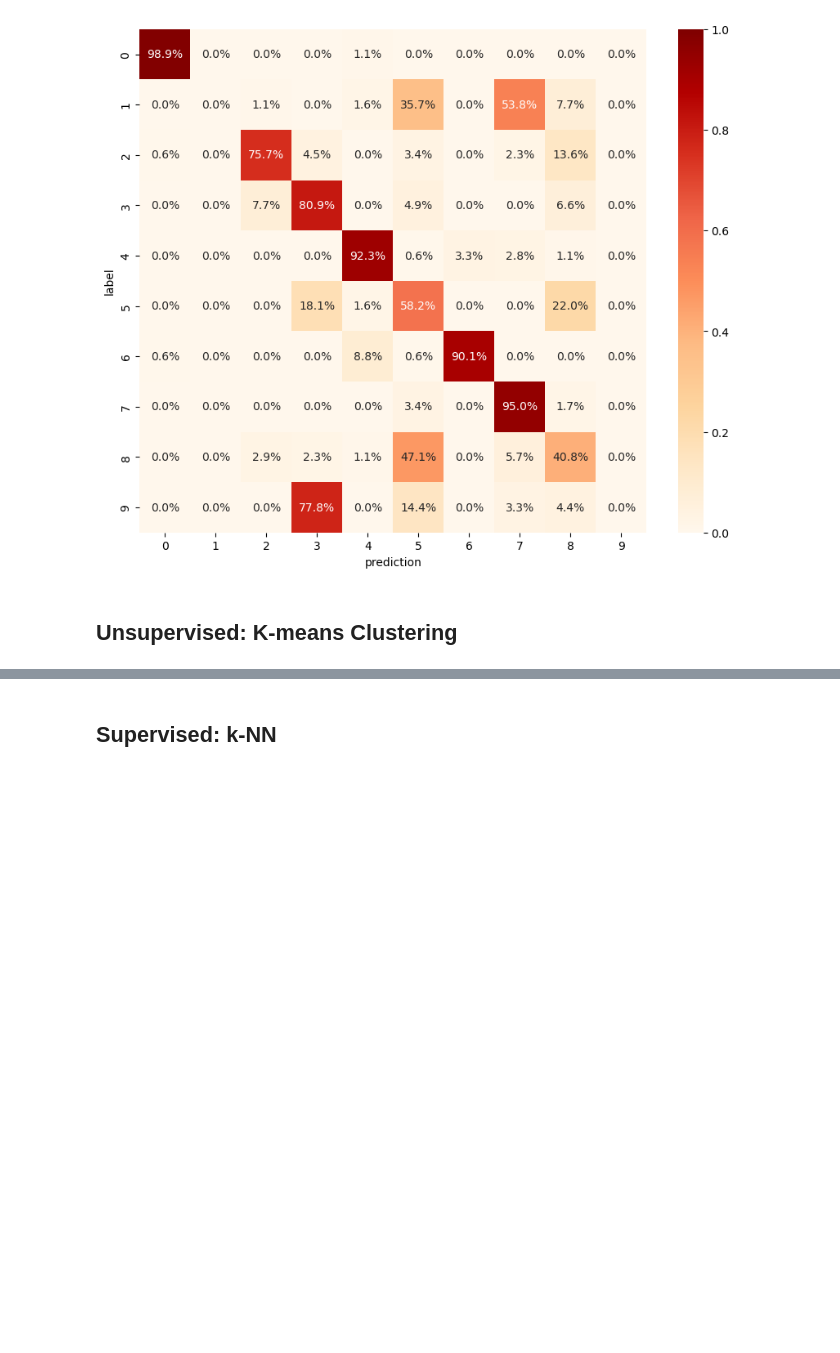
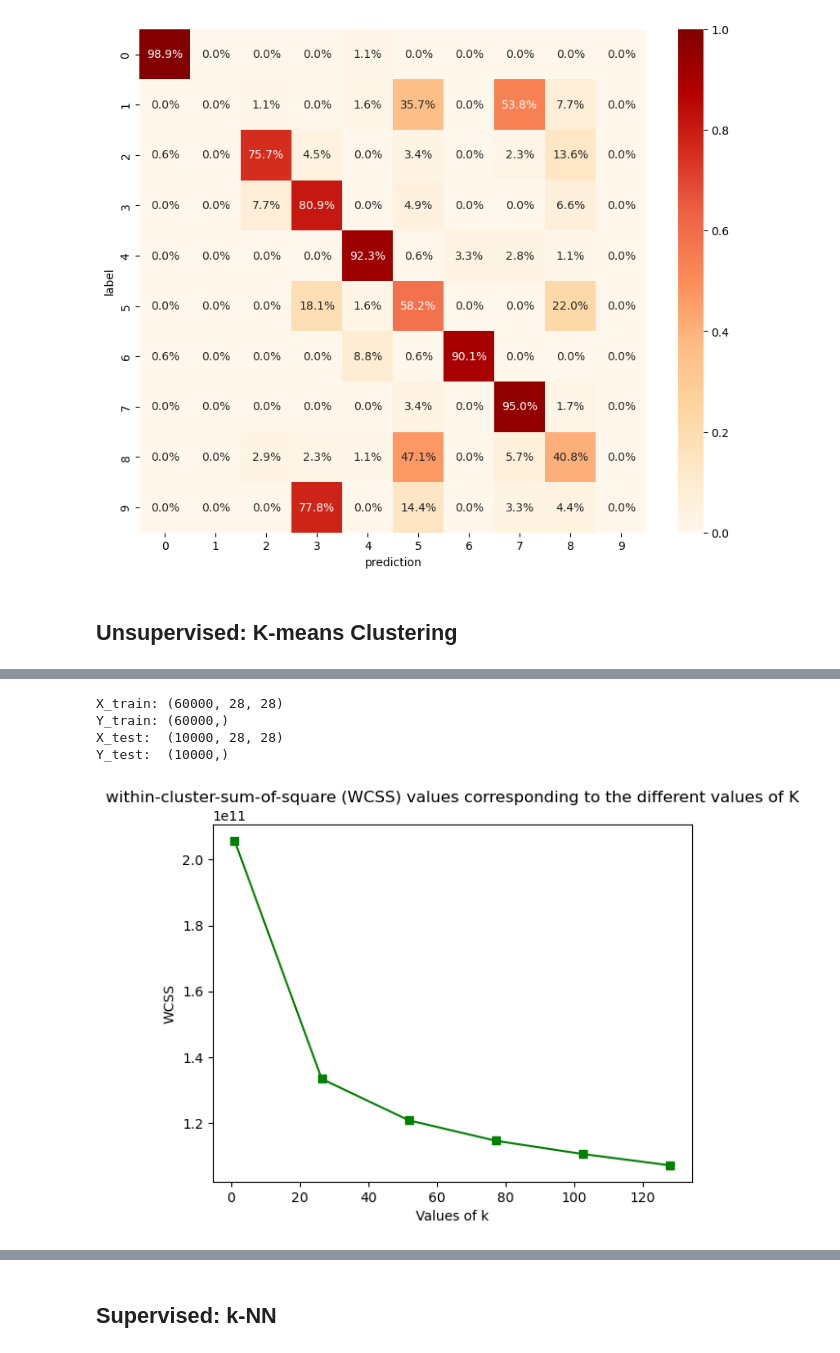
Before and after one commit to Gh0stB0T/Group_Proj_Catagorising_Data, a Jupyter notebook: Py_Group A_Proj_Presentation.ipynb, the cells around one changed output, grey strips where cells are left out. Saved outputs shown, nothing was run; the diff lists cells and outputs as text; code cells hidden in the pictures; blank space fills up the shorter version.

```diff
--- a/Py_Group A_Proj_Presentation.ipynb
+++ b/Py_Group A_Proj_Presentation.ipynb
@@ -250,0 +346,35 @@ Clusters found: [0, 2, 3, 4, 4, 5, 5, 6, 7, 8]
+# %%
+(X_train, y_train), (X_test, y_test) = mnist.load_data()
+
+#printing the shapes of the vectors
+print('X_train: ' + str(X_train.shape))
+print('Y_train: ' + str(y_train.shape))
+print('X_test:  '  + str(X_test.shape))
+print('Y_test:  '  + str(y_test.shape))
+
+num_samples, width, height = X_train.shape
+X_train = X_train.reshape(num_samples, width * height)
+
+num_samples, width, height = X_test.shape
+X_test = X_test.reshape(num_samples, width * height)
+# %% [output]
+X_train: (60000, 28, 28)
+Y_train: (60000,)
+X_test:  (10000, 28, 28)
+Y_test:  (10000,)
+# %%
+wcss = {}
+
+for i in np.linspace(1,128,6):
+
+	kmeans = MiniBatchKMeans(n_clusters = int(i), n_init='auto')
+	kmeans.fit(X_train)
+	wcss[i] = kmeans.inertia_
+
+plt.plot(wcss.keys(), wcss.values(), 'gs-')
+plt.title('within-cluster-sum-of-square (WCSS) values corresponding to the different values of K')
+plt.xlabel("Values of k")
+plt.ylabel('WCSS')
+plt.show()
+# %% [output]
+[figure, added]
```
Also changed, not shown: parts of 9 cells of this notebook.
